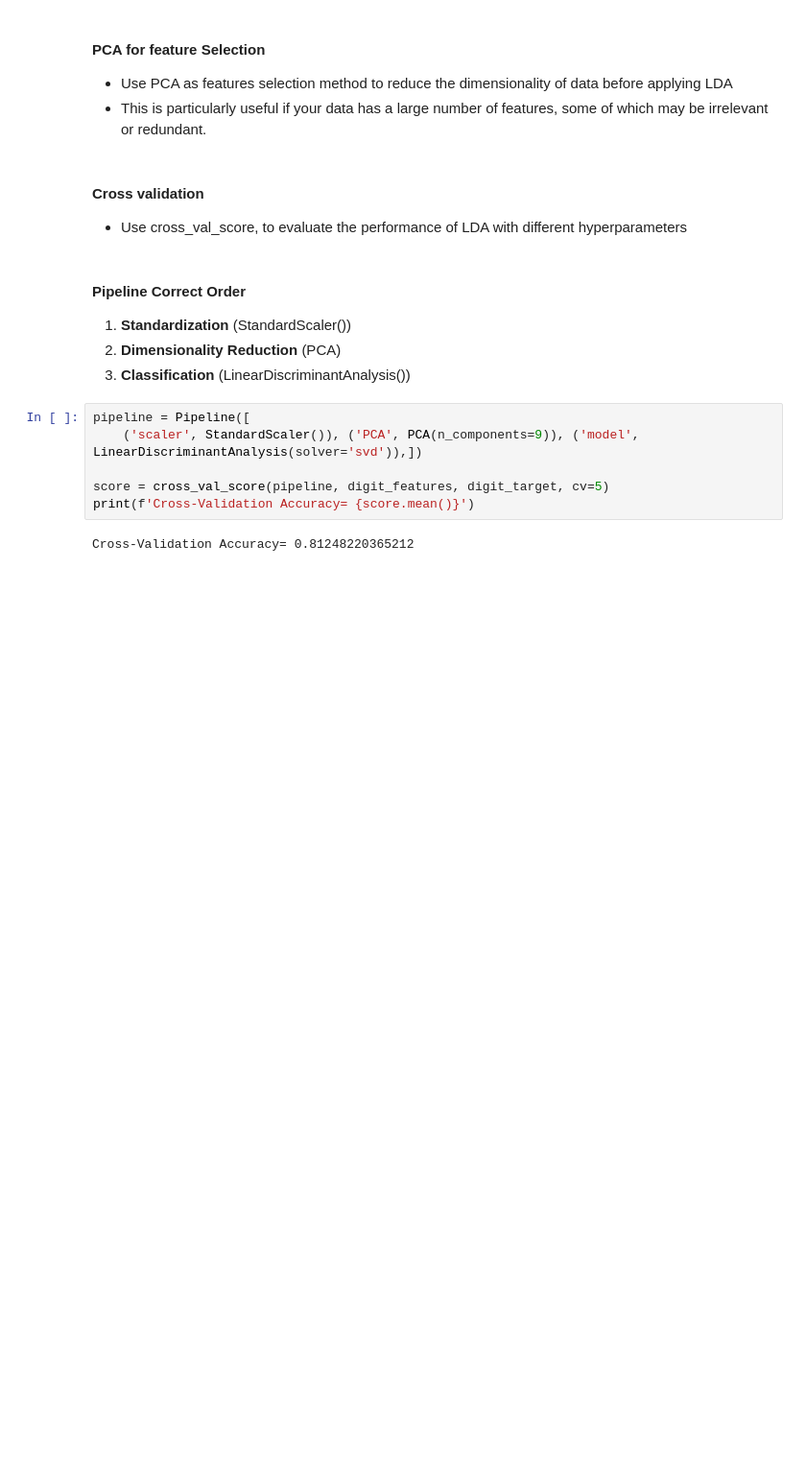
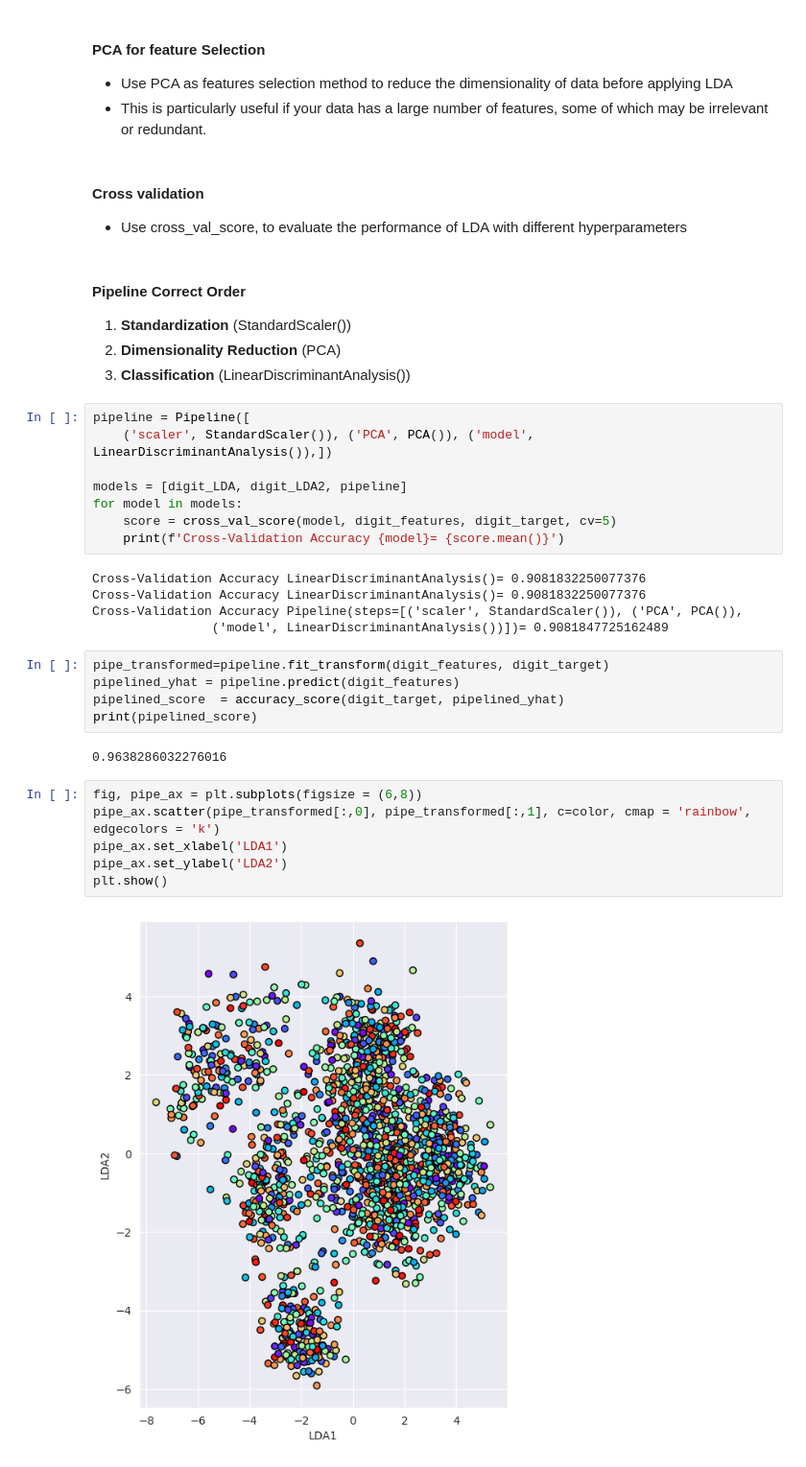
Before and after one commit to MelikaaS/LDA_Classification, a Jupyter notebook: LDA_classification.ipynb, the cells around one changed output. Shown at 96% size. Saved outputs shown, nothing was run; the diff lists cells and outputs as text; blank space fills up the shorter version.

```diff
--- a/LDA_classification.ipynb
+++ b/LDA_classification.ipynb
@@ -196,9 +215,29 @@ array([0.28912041, 0.18262788, 0.16962345, 0.1167055 , 0.08301253,
 3. **Classification**  (LinearDiscriminantAnalysis())
 # %%
 pipeline = Pipeline([
-    ('scaler', StandardScaler()), ('PCA', PCA(n_components=9)), ('model', LinearDiscriminantAnalysis(solver='svd')),])
+    ('scaler', StandardScaler()), ('PCA', PCA()), ('model', LinearDiscriminantAnalysis()),])
 
-score = cross_val_score(pipeline, digit_features, digit_target, cv=5)
-print(f'Cross-Validation Accuracy= {score.mean()}')
+models = [digit_LDA, digit_LDA2, pipeline]
+for model in models:
+    score = cross_val_score(model, digit_features, digit_target, cv=5)
+    print(f'Cross-Validation Accuracy {model}= {score.mean()}')
 # %% [output]
-Cross-Validation Accuracy= 0.81248220365212
+Cross-Validation Accuracy LinearDiscriminantAnalysis()= 0.9081832250077376
+Cross-Validation Accuracy LinearDiscriminantAnalysis()= 0.9081832250077376
+Cross-Validation Accuracy Pipeline(steps=[('scaler', StandardScaler()), ('PCA', PCA()),
+                ('model', LinearDiscriminantAnalysis())])= 0.9081847725162489
+# %%
+pipe_transformed=pipeline.fit_transform(digit_features, digit_target)
+pipelined_yhat = pipeline.predict(digit_features)
+pipelined_score  = accuracy_score(digit_target, pipelined_yhat)
+print(pipelined_score)
+# %% [output]
+0.9638286032276016
+# %%
+fig, pipe_ax = plt.subplots(figsize = (6,8))
+pipe_ax.scatter(pipe_transformed[:,0], pipe_transformed[:,1], c=color, cmap = 'rainbow', edgecolors = 'k')
+pipe_ax.set_xlabel('LDA1')
+pipe_ax.set_ylabel('LDA2')
+plt.show()
+# %% [output]
+[figure, added]
```
Also changed, not shown: parts of 11 cells of this notebook.
